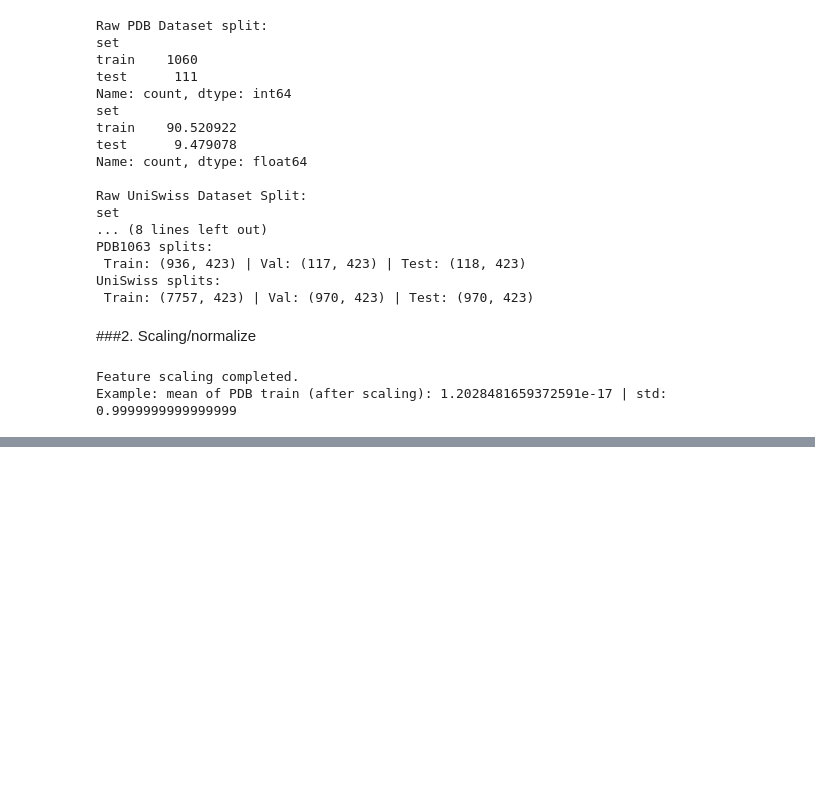
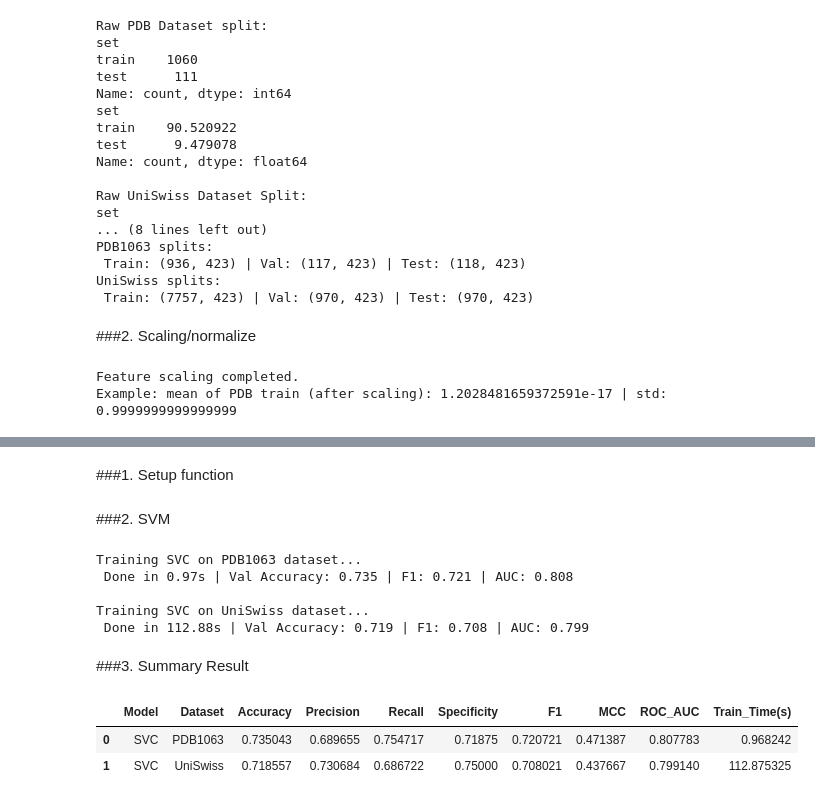
Before and after one commit to Alamsyah-WM/Predict-DNA-binding-protein-with-ML-and-DL, a Jupyter notebook: BioInformatik_UAS.ipynb, the cells around one changed output, grey strips where cells are left out. Drawn from its saved outputs; the diff is of its cells as text; code cells hidden in the pictures; blank space fills up the shorter version.

```diff
--- a/BioInformatik_UAS.ipynb
+++ b/BioInformatik_UAS.ipynb
@@ -633,0 +642,2 @@ Example: mean of PDB train (after scaling): 1.2028481659372591e-17 | std: 0.9999
+# %% [markdown]
+###1. Setup function
@@ -633,0 +680,29 @@ Example: mean of PDB train (after scaling): 1.2028481659372591e-17 | std: 0.9999
+# %% [markdown]
+###2. SVM
+# %%
+# Define baseline SVM hyperparameters
+svm_params = dict(kernel="rbf", C=1.0, gamma="scale", probability=True, random_state=42)
+
+# Initialize SVM models for both datasets
+svm_pdb = SVC(**svm_params)
+svm_uni = SVC(**svm_params)
+
+#Train & evaluate
+svm_pdb_result = evaluate_model(svm_pdb, X_train_pdb_scaled, y_train_pdb, X_val_pdb_scaled, y_val_pdb, "PDB1063")
+svm_uni_result = evaluate_model(svm_uni, X_train_uni_scaled, y_train_uni, X_val_uni_scaled, y_val_uni, "UniSwiss")
+# %% [output]
+Training SVC on PDB1063 dataset...
+ Done in 0.97s | Val Accuracy: 0.735 | F1: 0.721 | AUC: 0.808
+
+Training SVC on UniSwiss dataset...
+ Done in 112.88s | Val Accuracy: 0.719 | F1: 0.708 | AUC: 0.799
+# %% [markdown]
+###3. Summary Result
+# %%
+#Model summary
+results_df = pd.DataFrame([svm_pdb_result, svm_uni_result]) #Change the params with your trained model
+display(results_df)
+# %% [output]
+|  | Model | Dataset | Accuracy | Precision | Recall | Specificity | F1 | MCC | ROC_AUC | Train_Time(s) |
+| 0 | SVC | PDB1063 | 0.735043 | 0.689655 | 0.754717 | 0.71875 | 0.720721 | 0.471387 | 0.807783 | 0.968242 |
+| 1 | SVC | UniSwiss | 0.718557 | 0.730684 | 0.686722 | 0.75000 | 0.708021 | 0.437667 | 0.799140 | 112.875325 |
```
Also changed, not shown: parts of 6 cells of this notebook.
